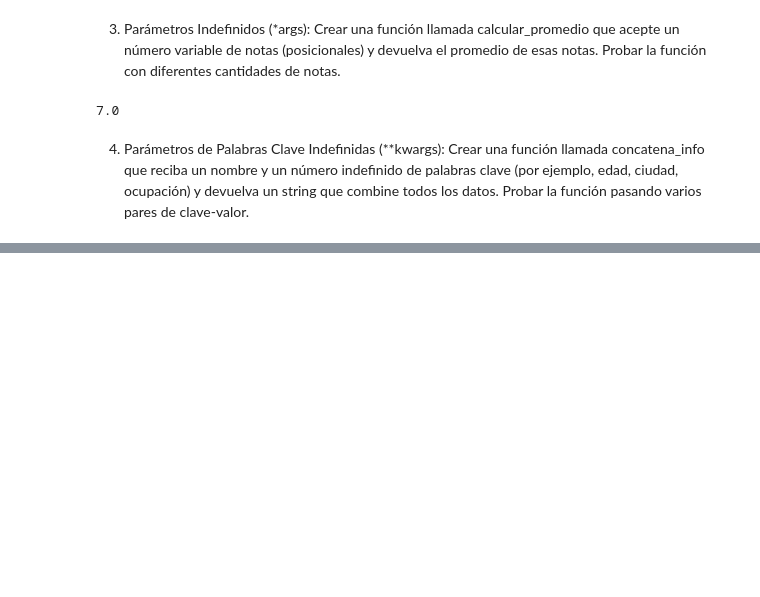
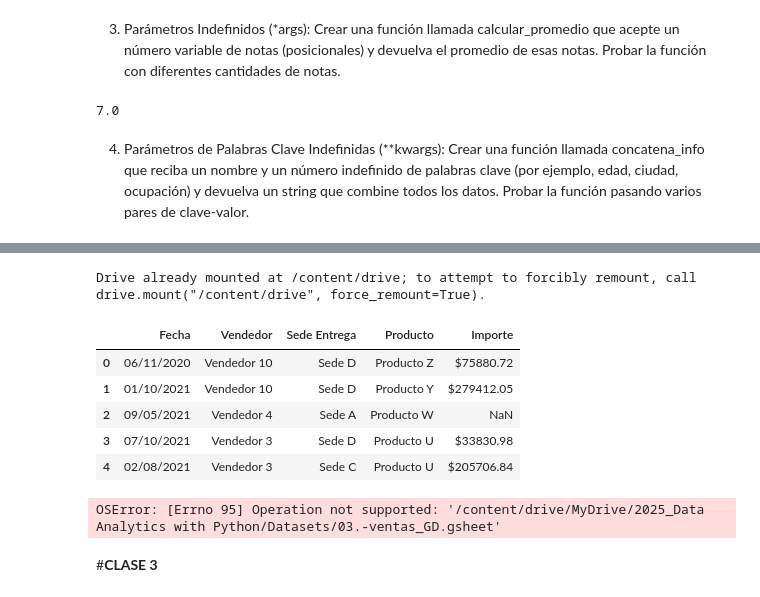
Before and after one commit to FedeM-Git/TT-2C2025-Data-Analitycs-Notebooks, a Jupyter notebook: Actividades JFM/EjercicioPracticos_JFM.ipynb, the cells around one changed output, grey strips where cells are left out. Drawn from its saved outputs; the diff is of its cells as text; code cells hidden in the pictures; blank space fills up the shorter version.

Commit message:
Se creó con Colab

```diff
--- a/Actividades JFM/EjercicioPracticos_JFM.ipynb
+++ b/Actividades JFM/EjercicioPracticos_JFM.ipynb
@@ -313,0 +337,30 @@ print(type(datos_items))
+# %%
+# Montar la unidad
+from google.colab import drive
+drive.mount('/content/drive')
+
+# Importar la librería Pandas
+import pandas as pd
+
+# Acceso a CVS GoogleDrive
+df_cvs = pd.read_csv("/content/drive/MyDrive/2025_Data Analytics with Python/Datasets/03.-ventas.csv")
+df_cvs.head()
+
+# Liberar la unidad
+#drive.flush_and_unmount()
+# %% [output]
+Drive already mounted at /content/drive; to attempt to forcibly remount, call drive.mount("/content/drive", force_remount=True).
+|  | Fecha | Vendedor | Sede Entrega | Producto | Importe |
+| 0 | 06/11/2020 | Vendedor 10 | Sede D | Producto Z | $75880.72 |
+| 1 | 01/10/2021 | Vendedor 10 | Sede D | Producto Y | $279412.05 |
+| 2 | 09/05/2021 | Vendedor 4 | Sede A | Producto W | NaN |
+| 3 | 07/10/2021 | Vendedor 3 | Sede D | Producto U | $33830.98 |
+| 4 | 02/08/2021 | Vendedor 3 | Sede C | Producto U | $205706.84 |
+# %%
+# Acceso a archivo de Gsheets
+df_gs = pd.read_csv("/content/drive/MyDrive/2025_Data Analytics with Python/Datasets/03.-ventas_GD.gsheet")
+df_gs.head()
+# %% [output]
+OSError: [Errno 95] Operation not supported: '/content/drive/MyDrive/2025_Data Analytics with Python/Datasets/03.-ventas_GD.gsheet'
+# %% [markdown]
+#**CLASE 3**
```
Also changed, not shown: parts of 3 cells of this notebook.
